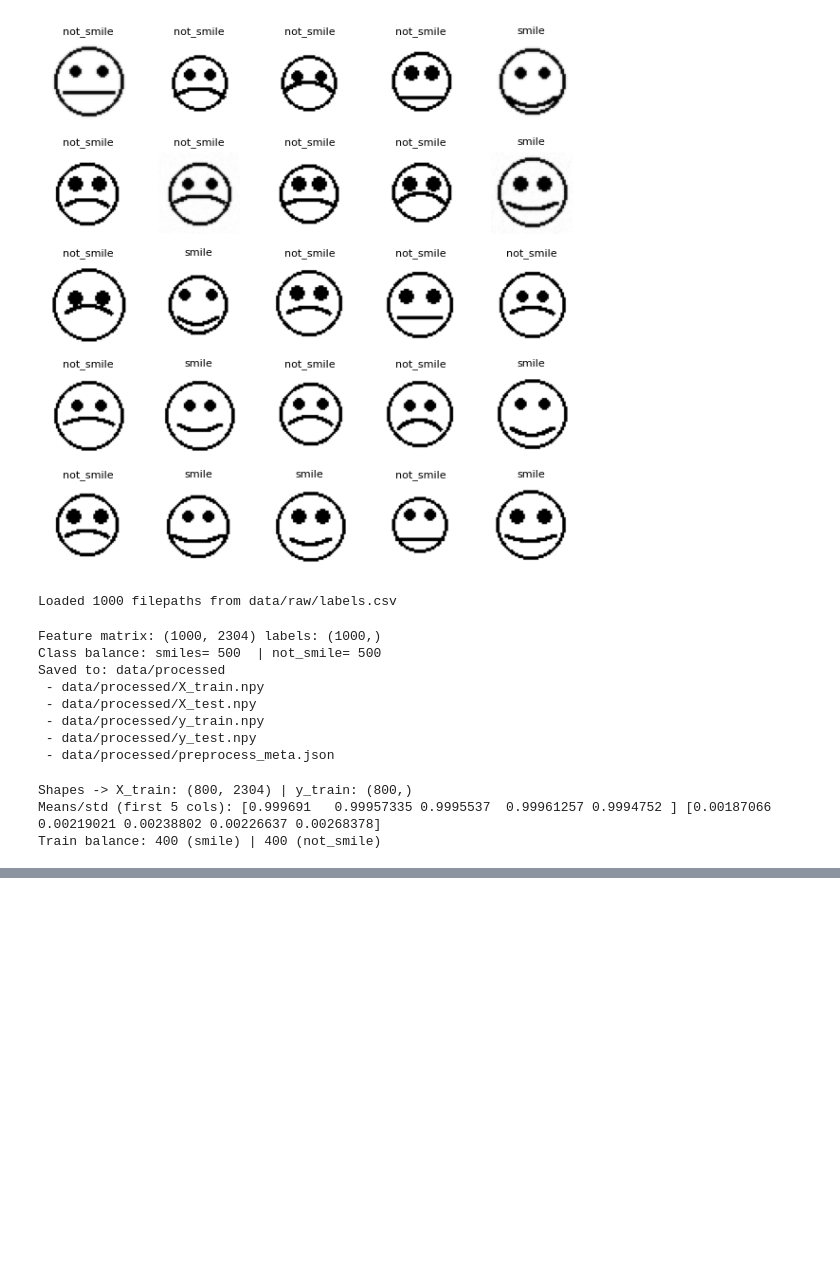
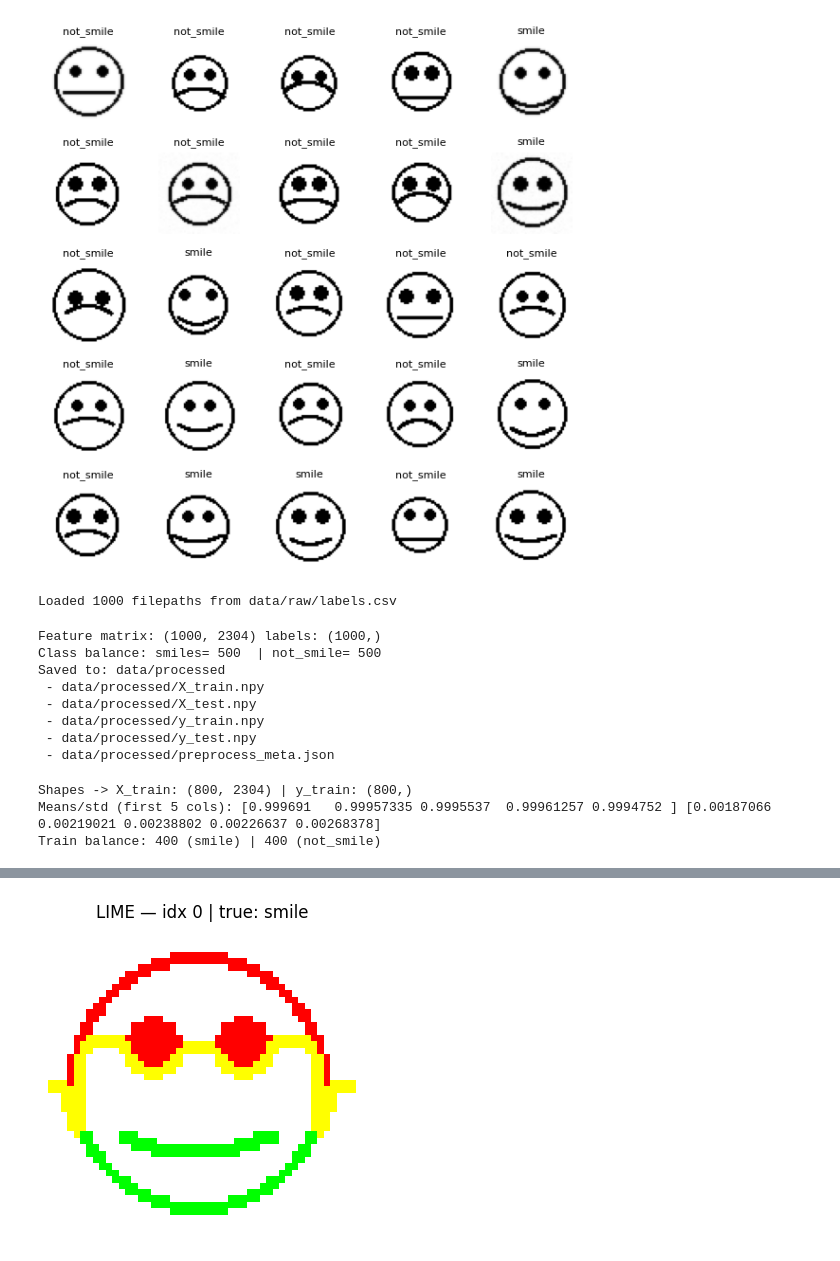
Before and after one commit to Jaderfonseca/lime-smile-classifier, a Jupyter notebook: neural_network_with_LIME.ipynb, the cells around one changed output, grey strips where cells are left out. Saved outputs shown, nothing was run; the diff lists cells and outputs as text; code cells hidden in the pictures; blank space fills up the shorter version.

```diff
--- a/neural_network_with_LIME.ipynb
+++ b/neural_network_with_LIME.ipynb
@@ -441,0 +557,83 @@ np.save("results/history.npy", history.history)
+# %%
+# --- First LIME explanation (48x48 grayscale) ---
+
+# 1) install & imports
+!pip -q install lime
+from lime import lime_image
+from skimage.segmentation import mark_boundaries
+from keras.models import load_model
+import numpy as np, matplotlib.pyplot as plt, os
+
+# 2) config & load artifacts
+IMG_SIZE = 48                        # your images are 48x48
+MODEL_PATH = "models/mlp_smile_final.keras"
+X_TEST = "data/processed/X_test.npy"
+Y_TEST = "data/processed/y_test.npy"
+FIG_DIR = "figures"
+os.makedirs(FIG_DIR, exist_ok=True)
+
+model = load_model(MODEL_PATH)
+X_test = np.load(X_TEST)            # shape: (N, 48*48)
+y_test = np.load(Y_TEST)            # 0 = not_smile, 1 = smile
+
+# LIME sends RGB (48x48x3). Convert to grayscale and flatten. ---
+import numpy as np
+
+def predict_fn(images):
+  arr = np.array(images)
+
+  # if LIME gives RGB, convert to grayscale by channel mean
+  if arr.ndim == 4 and arr.shape[-1] == 3: #(B, 48, 48, 3)
+      arr = arr.mean(axis=-1)             # ->(B, 48, 48)
+
+  # Ensure shape is (B, 48, 48)
+  if arr.ndim == 2:                       # single image (48, 48)
+      arr = arr[None, ...]
+
+  # Scale to [0,1] if values likely in 0..255
+  if arr.max() > 1.5:
+      arr = arr / 255.0
+
+  flat = arr.reshape(len(arr), -1)                  # (B, 2304)
+  p_smile = model.predict(flat, verbose=0).reshape(-1, 1)  # sigmoid output
+  return np.hstack([1 - p_smile, p_smile])
+
+# 4) pick one positive and one negative example to test
+pos_idx = int(np.where(y_test == 1)[0][0])    # first "smile"
+neg_idx = int(np.where(y_test == 0)[0][0])    # first "not_smile"
+
+def run_lime(idx: int, tag: str):
+    """Generate one LIME explanation and save to figures/lime_{tag}.png"""
+    sample = X_test[idx].reshape(IMG_SIZE, IMG_SIZE)
+
+    explainer = lime_image.LimeImageExplainer()
+    explanation = explainer.explain_instance(
+        image=sample,                 # 2D grayscale
+        classifier_fn=predict_fn,     # returns (B, 2) probs
+        labels=[0, 1],                # 0=not_smile, 1=smile
+        num_samples=800,              # increase for more stability (slower)
+    )
+
+    # visualize contributions for the true label
+    temp, mask = explanation.get_image_and_mask(
+        label=int(y_test[idx]),
+        positive_only=False,          # show both positive/negative regions
+        hide_rest=False,
+        num_features=6,               # number of superpixels to show
+        min_weight=0.0,
+    )
+
+    plt.figure(figsize=(4,4))
+    plt.imshow(mark_boundaries(temp, mask), cmap="gray")
+    plt.title(f"LIME — idx {idx} | true: {'smile' if y_test[idx]==1 else 'not_smile'}")
+    plt.axis("off")
+    out = os.path.join(FIG_DIR, f"lime_{tag}.png")
+    plt.savefig(out, dpi=180, bbox_inches="tight")
+    plt.show()
+    print(f"Saved: {out}")
+
+# 5) run once for each class
+run_lime(pos_idx, "sample_smile")
+run_lime(neg_idx, "sample_not_smile")
+# %% [output]
+[figure, added]
```
Also changed, not shown: parts of 4 cells of this notebook.
